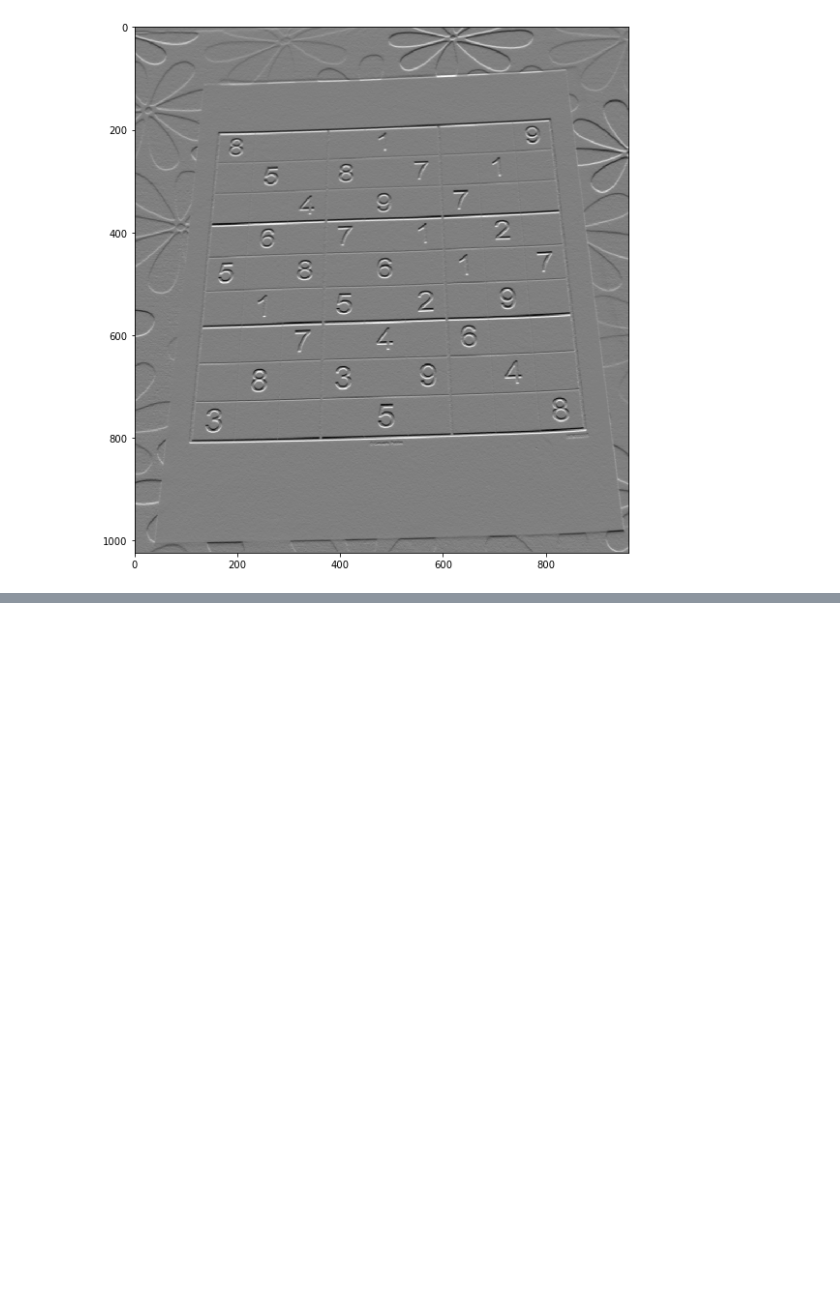
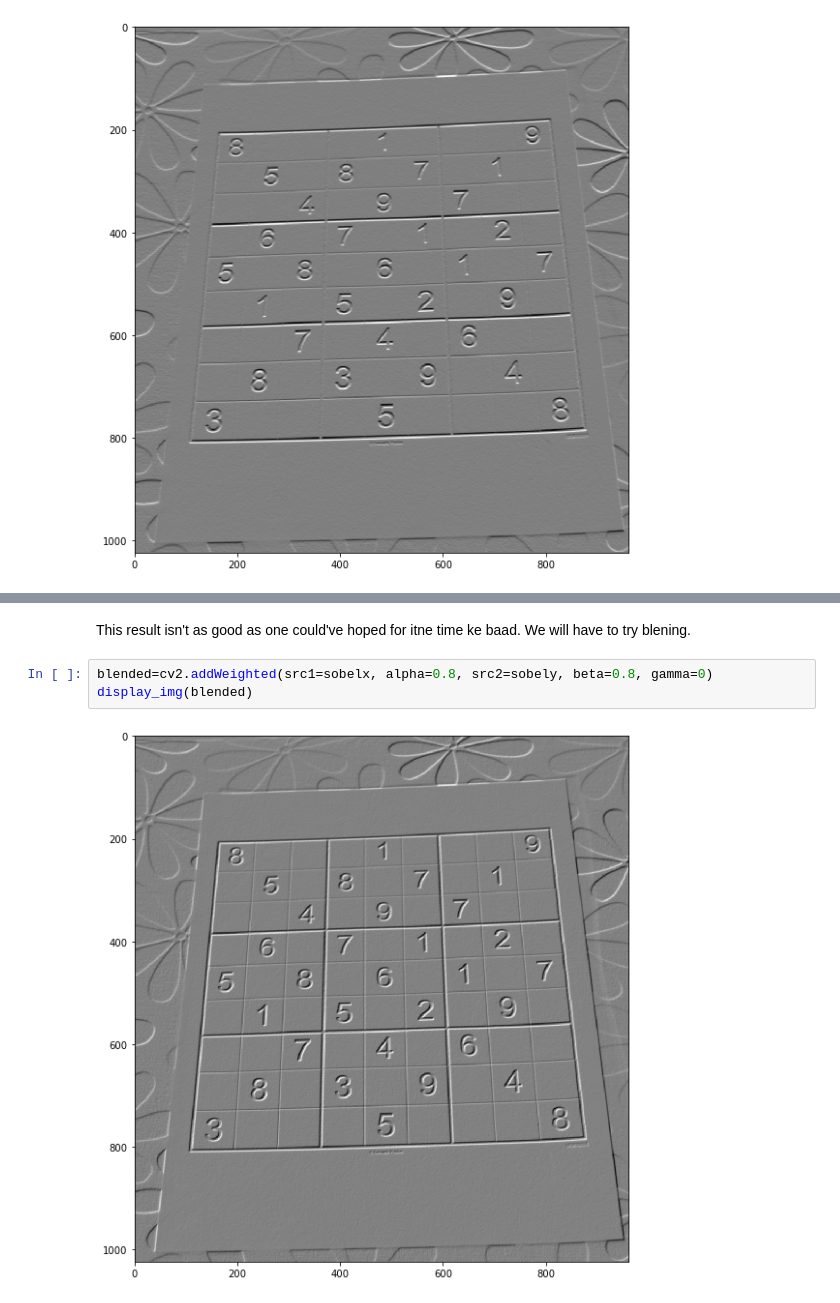
Before and after one commit to ujjwaltyagi2000/computer-vision-basics, a Jupyter notebook: image-processing-basics/gradients.ipynb, the cells around one changed output, grey strips where cells are left out. Drawn from its saved outputs; the diff is of its cells as text; blank space fills up the shorter version.

```diff
--- a/image-processing-basics/gradients.ipynb
+++ b/image-processing-basics/gradients.ipynb
@@ -52,0 +60,7 @@ display_img(sobely)
+# %% [markdown]
+This result isn't as good as one could've hoped for itne time ke baad. We will have to try blening.
+# %%
+blended=cv2.addWeighted(src1=sobelx, alpha=0.8, src2=sobely, beta=0.8, gamma=0)
+display_img(blended)
+# %% [output]
+[figure, added]
```
Also changed, not shown: parts of 4 cells of this notebook.
